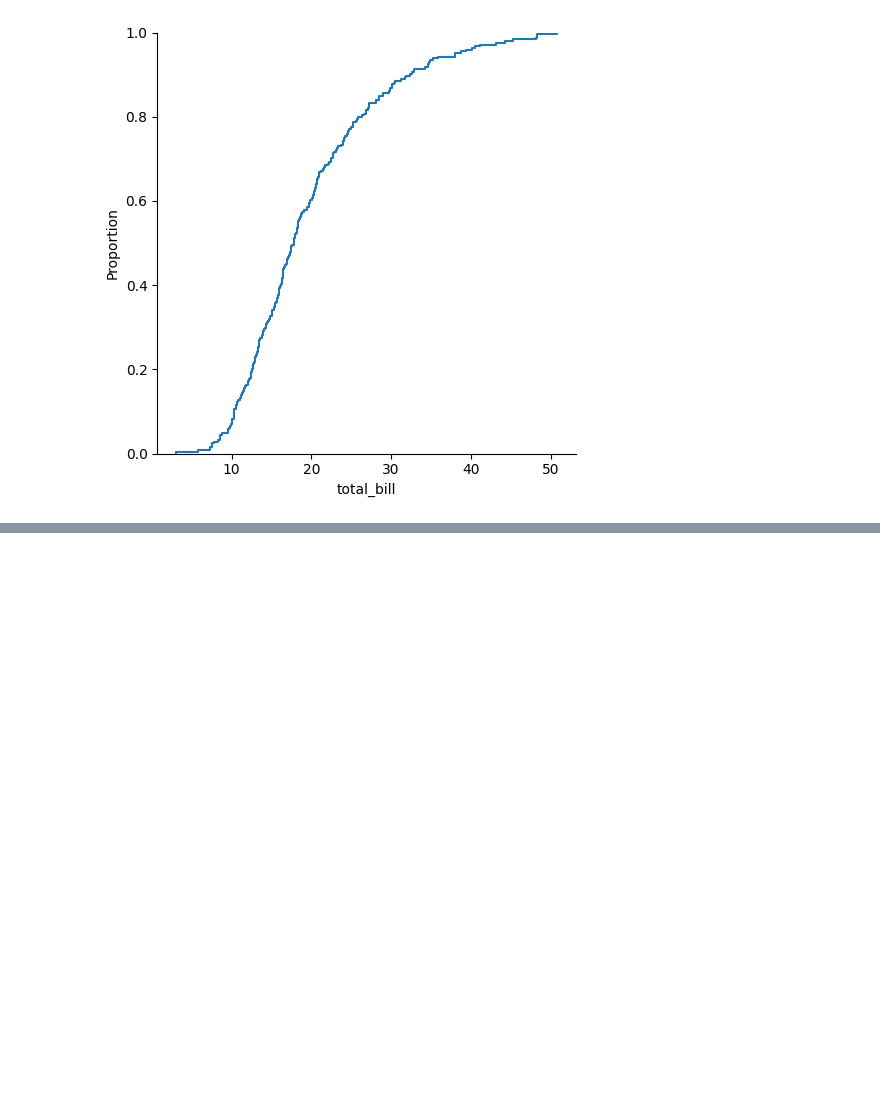
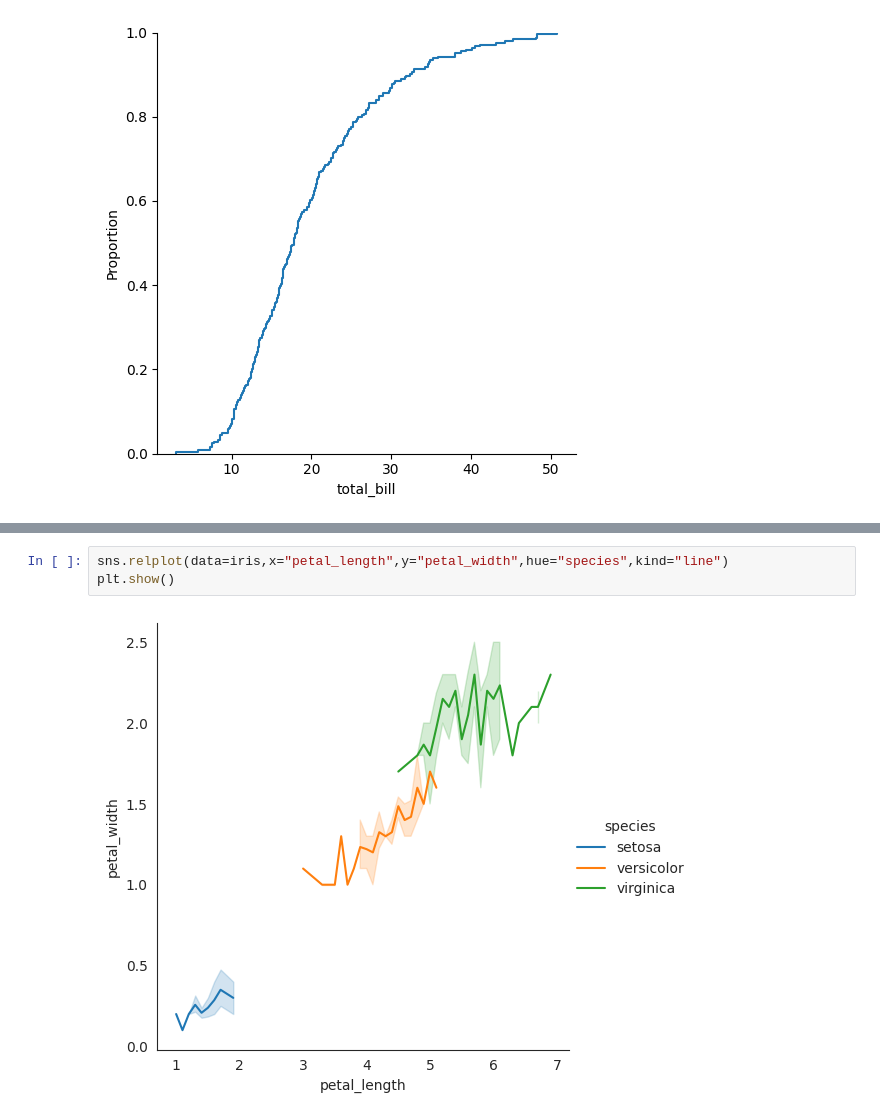
Before and after one commit to VaibhavKumar2005/DataVisualizationRepo, a Jupyter notebook: DataVisualization4.ipynb, the cells around one changed output, grey strips where cells are left out. Drawn from its saved outputs; the diff is of its cells as text; blank space fills up the shorter version.

```diff
--- a/DataVisualization4.ipynb
+++ b/DataVisualization4.ipynb
@@ -64,0 +88,5 @@ sns.displot(tips['total_bill'], kind="ecdf")
+# %%
+sns.relplot(data=iris,x="petal_length",y="petal_width",hue="species",kind="line")
+plt.show()
+# %% [output]
+[figure, added]
```
Also changed, not shown: parts of 13 cells of this notebook.
